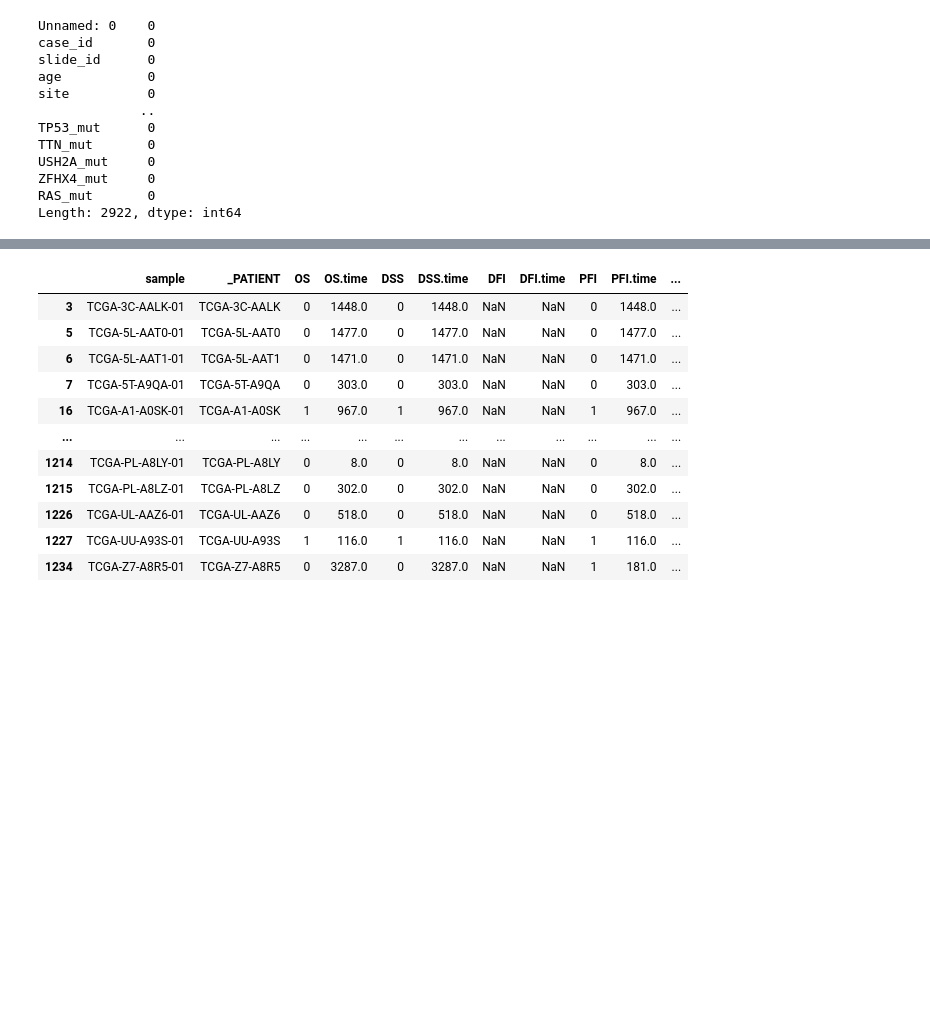
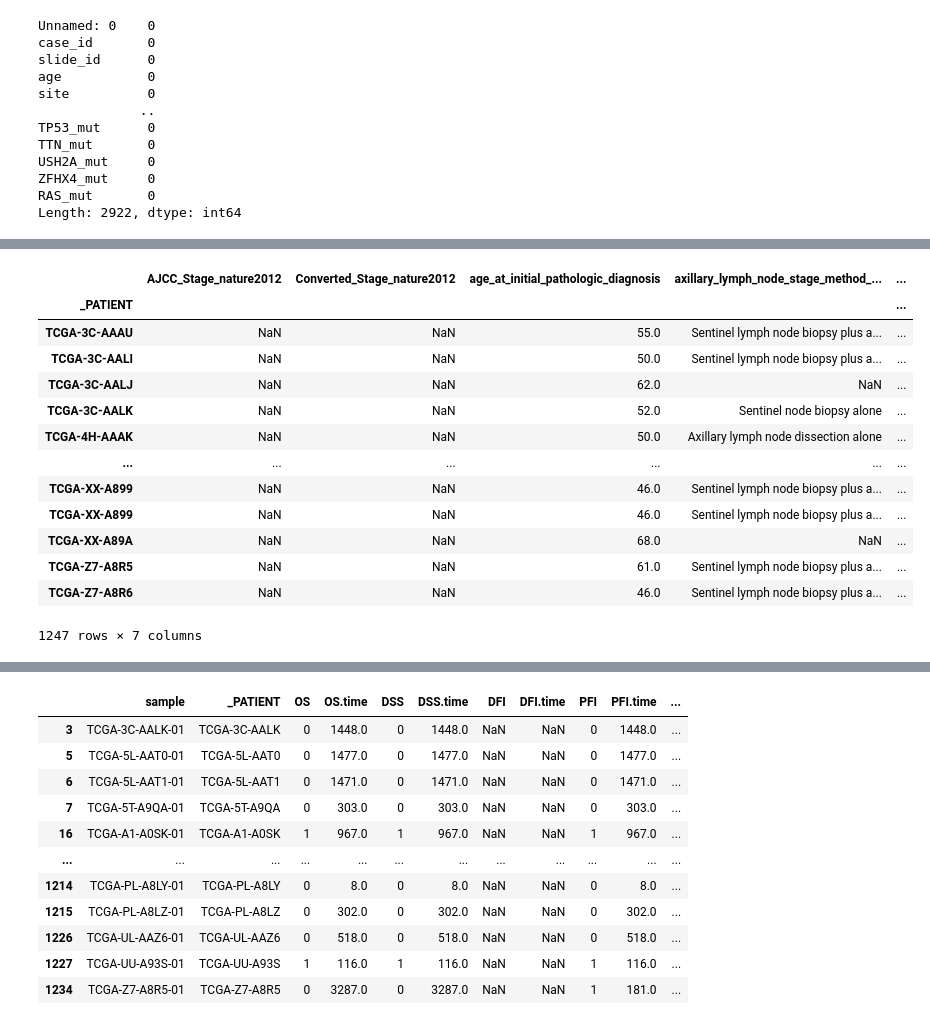
Before and after one commit to konst-int-i/mm-health-benchmarks, a Jupyter notebook: notebooks/xena_load.ipynb, the cells around one changed output, grey strips where cells are left out. Saved outputs shown, nothing was run; the diff lists cells and outputs as text; code cells hidden in the pictures; blank space fills up the shorter version.

```diff
--- a/notebooks/xena_load.ipynb
+++ b/notebooks/xena_load.ipynb
@@ -173,0 +177,27 @@ survival: (937, 11), clinical: (955, 194)
+# %%
+site = "brca"
+clinical = pd.read_csv(clinical_dir.joinpath(f"{site}_clinical.txt"), sep="\t")
+
+# filter slide overlap
+case_length = 12 # first 12 digits of WSI filename indicate the case number
+dir_name = f"/auto/archive/tcga/tcga/wsi/{site}/"
+slide_patients = pd.Series([slide[:case_length] for slide in os.listdir(dir_name) if slide.endswith(".svs")])
+clinical.set_index("_PATIENT", inplace=True)
+clinical.sort_index(inplace=True)
+
+clinical.loc[:, clinical.columns.str.contains("age")]
+# %% [output]
+|  | AJCC_Stage_nature2012 | Converted_Stage_nature2012 | age_at_initial_pathologic_diagnosis | axillary_lymph_node_stage_method_... | ... |
+| _PATIENT |  |  |  |  | ... |
+| TCGA-3C-AAAU | NaN | NaN | 55.0 | Sentinel lymph node biopsy plus a... | ... |
+| TCGA-3C-AALI | NaN | NaN | 50.0 | Sentinel lymph node biopsy plus a... | ... |
+| TCGA-3C-AALJ | NaN | NaN | 62.0 | NaN | ... |
+| TCGA-3C-AALK | NaN | NaN | 52.0 | Sentinel node biopsy alone | ... |
+| TCGA-4H-AAAK | NaN | NaN | 50.0 | Axillary lymph node dissection alone | ... |
+| ... | ... | ... | ... | ... | ... |
+| TCGA-XX-A899 | NaN | NaN | 46.0 | Sentinel lymph node biopsy plus a... | ... |
+| TCGA-XX-A899 | NaN | NaN | 46.0 | Sentinel lymph node biopsy plus a... | ... |
+| TCGA-XX-A89A | NaN | NaN | 68.0 | NaN | ... |
+| TCGA-Z7-A8R5 | NaN | NaN | 61.0 | Sentinel lymph node biopsy plus a... | ... |
+| TCGA-Z7-A8R6 | NaN | NaN | 46.0 | Sentinel lymph node biopsy plus a... | ... |
+1247 rows × 7 columns
```
Also changed, not shown: parts of 29 cells of this notebook.
